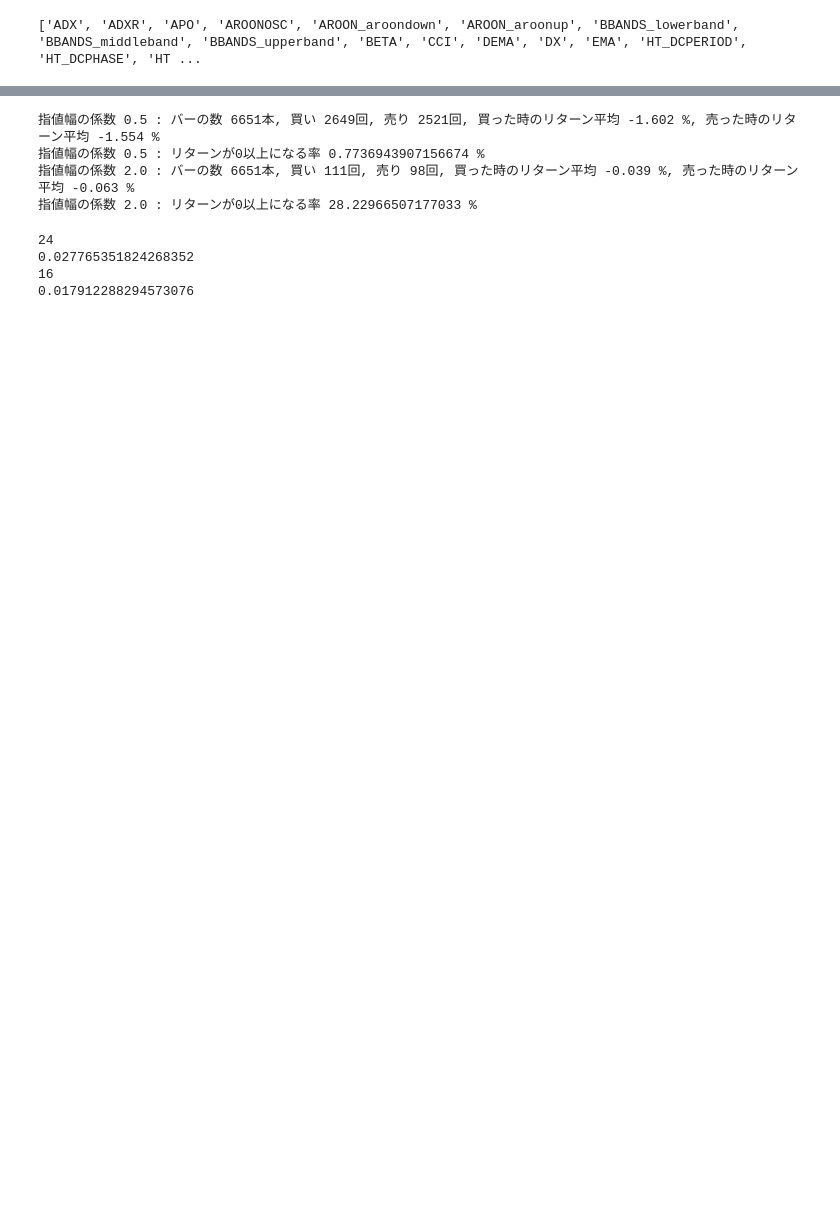
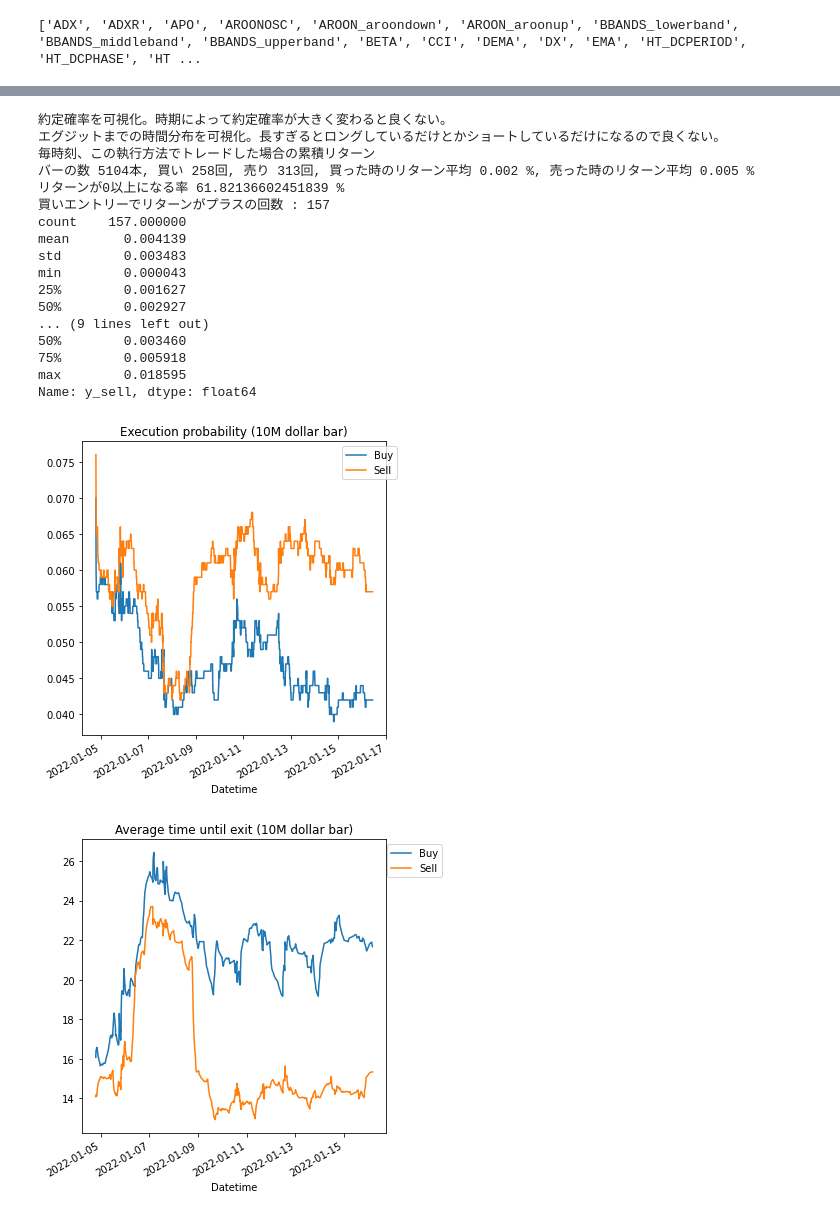
Before and after one commit to WannabeBotter/crypto_misc_jupyter, a Jupyter notebook: richman_dollarbar/richman_dollarbar.ipynb, the cells around one changed output, grey strips where cells are left out. Cells and saved outputs as stored; diff of their text form; code cells hidden in the pictures; blank space fills up the shorter version.

```diff
--- a/richman_dollarbar/richman_dollarbar.ipynb
+++ b/richman_dollarbar/richman_dollarbar.ipynb
@@ -391,20 +378,37 @@ plt.legend(bbox_to_anchor=(1.05, 1))
-# %%
-print(f'指値幅の係数 0.5 : バーの数 {len(df_dollar)}本, 買い {len(df_dollar[(df_dollar["buy_executed"]==1.0)])}回, 売り {len(df_dollar[(df_dollar["sell_executed"]==1.0)])}回, 買った時のリターン平均 {df_dollar["y_buy"].mean()*100:.03f} %, 売った時のリターン平均 {df_dollar["y_sell"].mean()*100:.03f} %')
-print(f'指値幅の係数 0.5 : リターンが0以上になる率 {(len(df_dollar[df_dollar["y_buy"] > 0]) + len(df_dollar[df_dollar["y_sell"] > 0])) / (len(df_dollar[(df_dollar["buy_executed"]==1.0)]) + len(df_dollar[(df_dollar["sell_executed"]==1.0)])) * 100} %')
-print(f'指値幅の係数 2.0 : バーの数 {len(df_dollar_20)}本, 買い {len(df_dollar_20[(df_dollar_20["buy_executed"]==1.0)])}回, 売り {len(df_dollar_20[(df_dollar_20["sell_executed"]==1.0)])}回, 買った時のリターン平均 {df_dollar_20["y_buy"].mean()*100:.03f} %, 売った時のリターン平均 {df_dollar_20["y_sell"].mean()*100:.03f} %')
-print(f'指値幅の係数 2.0 : リターンが0以上になる率 {(len(df_dollar_20[df_dollar_20["y_buy"] > 0]) + len(df_dollar_20[df_dollar_20["y_sell"] > 0])) / (len(df_dollar_20[(df_dollar_20["buy_executed"]==1.0)]) + len(df_dollar_20[(df_dollar_20["sell_executed"]==1.0)])) * 100} %')
-# %% [output]
-指値幅の係数 0.5 : バーの数 6651本, 買い 2649回, 売り 2521回, 買った時のリターン平均 -1.602 %, 売った時のリターン平均 -1.554 %
-指値幅の係数 0.5 : リターンが0以上になる率 0.7736943907156674 %
-指値幅の係数 2.0 : バーの数 6651本, 買い 111回, 売り 98回, 買った時のリターン平均 -0.039 %, 売った時のリターン平均 -0.063 %
-指値幅の係数 2.0 : リターンが0以上になる率 28.22966507177033 %
-# %%
-print(len(df_dollar[df_dollar["y_buy"] > 0]))
-print(df_dollar[df_dollar["y_buy"] > 0]["y_buy"].mean())
-print(len(df_dollar[df_dollar["y_sell"] > 0]))
-print(df_dollar[df_dollar["y_sell"] > 0]["y_sell"].mean())
-# %% [output]
-24
-0.027765351824268352
-16
-0.017912288294573076
+# %%
+# Optunaの最適化結果に基づいて計算
+
+# 2022年移行の最適化に利用していないデータをテストデータとして利用する
+df_dollar_test = _dbutil.read_sql_query(sql = "SELECT * FROM \"ftx_btc-perp_dollarbar_10000000\" WHERE datetime >= '2022-01-01 00:00:00.000+00' ORDER BY dollar_cumsum ASC")
+df_dollar_test = df_dollar_test[['datetime', 'datetime_from', 'open', 'high', 'low', 'close', 'dollar_volume', 'dollar_buy_volume', 'dollar_sell_volume', 'dollar_liquidation_buy_volume', 'dollar_liquidation_sell_volume', 'dollar_cumsum']]
+df_dollar_test['fee'] = 0.00 / 100.0
+df_dollar_test['delta_time'] = df_dollar_test['datetime'].diff().view(int) // 1_000_000
+df_dollar_test['delta_time-1'] = 1.0 / df_dollar_test['delta_time']
+df_dollar_test['dollar_buysell_ratio'] = df_dollar_test['dollar_buy_volume'] / df_dollar_test['dollar_sell_volume']
+df_dollar_test = df_dollar_test[['datetime', 'open', 'high', 'low', 'close', 'dollar_volume', 'dollar_buy_volume', 'dollar_sell_volume', 'dollar_liquidation_buy_volume', 'dollar_liquidation_sell_volume', 'fee', 'delta_time', 'delta_time-1']]
+df_dollar_test = df_dollar_test.dropna()
+df_dollar_test.columns = ['Datetime', 'Open', 'High', 'Low', 'Close', 'dollar_volume', 'dollar_buy_volume', 'dollar_sell_volume', 'dollar_liquidation_buy_volume', 'dollar_liquidation_sell_volume', 'fee', 'delta_time', 'delta-time-1']
+df_dollar_test = df_dollar_test.set_index("Datetime")
+
+df_dollar_test = calc_buysell(df_dollar_test, pips = 1, atr_mux = study.best_params['x'])
+display_performance(df_dollar_test)
+# %% [output]
+約定確率を可視化。時期によって約定確率が大きく変わると良くない。
+エグジットまでの時間分布を可視化。長すぎるとロングしているだけとかショートしているだけになるので良くない。
+毎時刻、この執行方法でトレードした場合の累積リターン
+バーの数 5104本, 買い 258回, 売り 313回, 買った時のリターン平均 0.002 %, 売った時のリターン平均 0.005 %
+リターンが0以上になる率 61.82136602451839 %
+買いエントリーでリターンがプラスの回数 : 157
+count    157.000000
+mean       0.004139
+std        0.003483
+min        0.000043
+25%        0.001627
+50%        0.002927
+... (9 lines left out)
+50%        0.003460
+75%        0.005918
+max        0.018595
+Name: y_sell, dtype: float64
+[figure, added]
+[figure, added]
```
Also changed, not shown: parts of 10 cells of this notebook.
